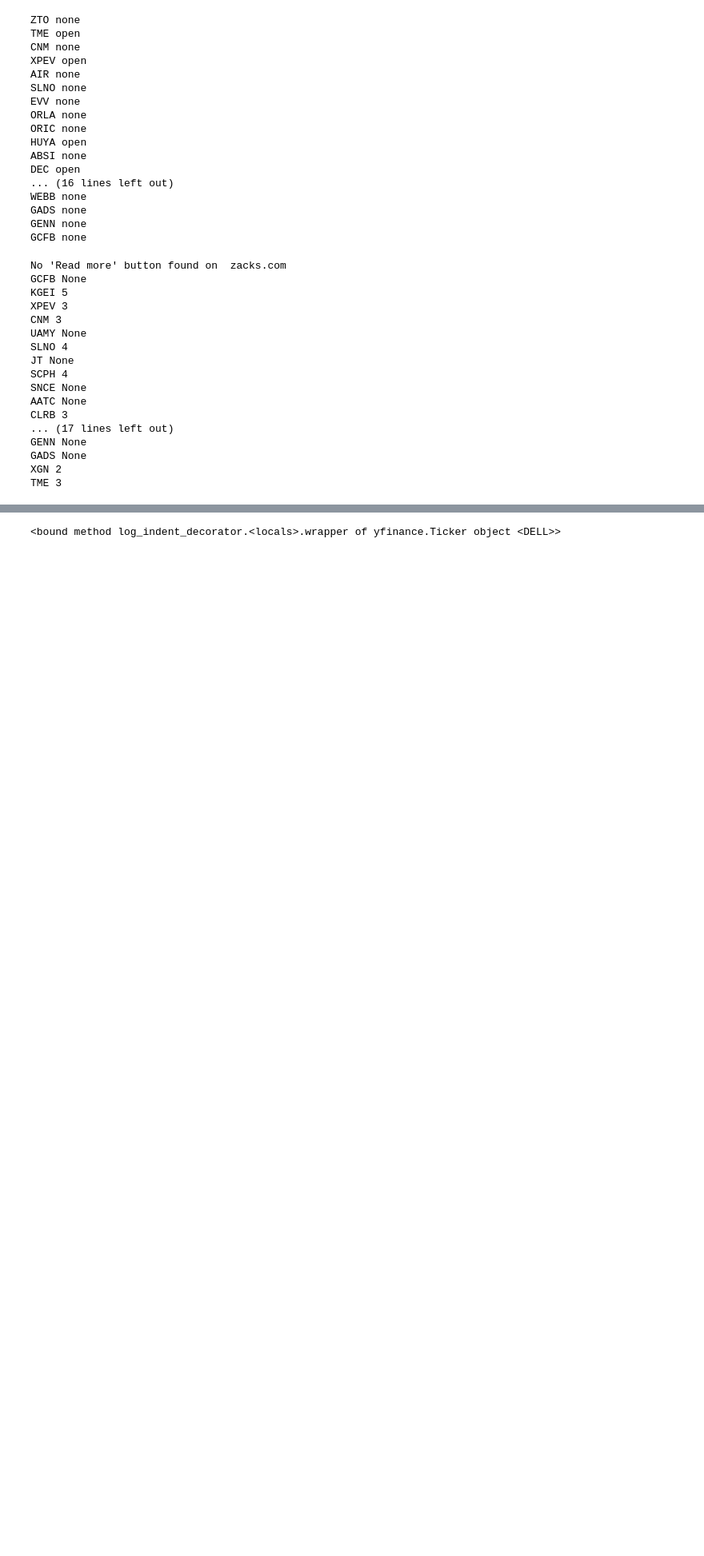
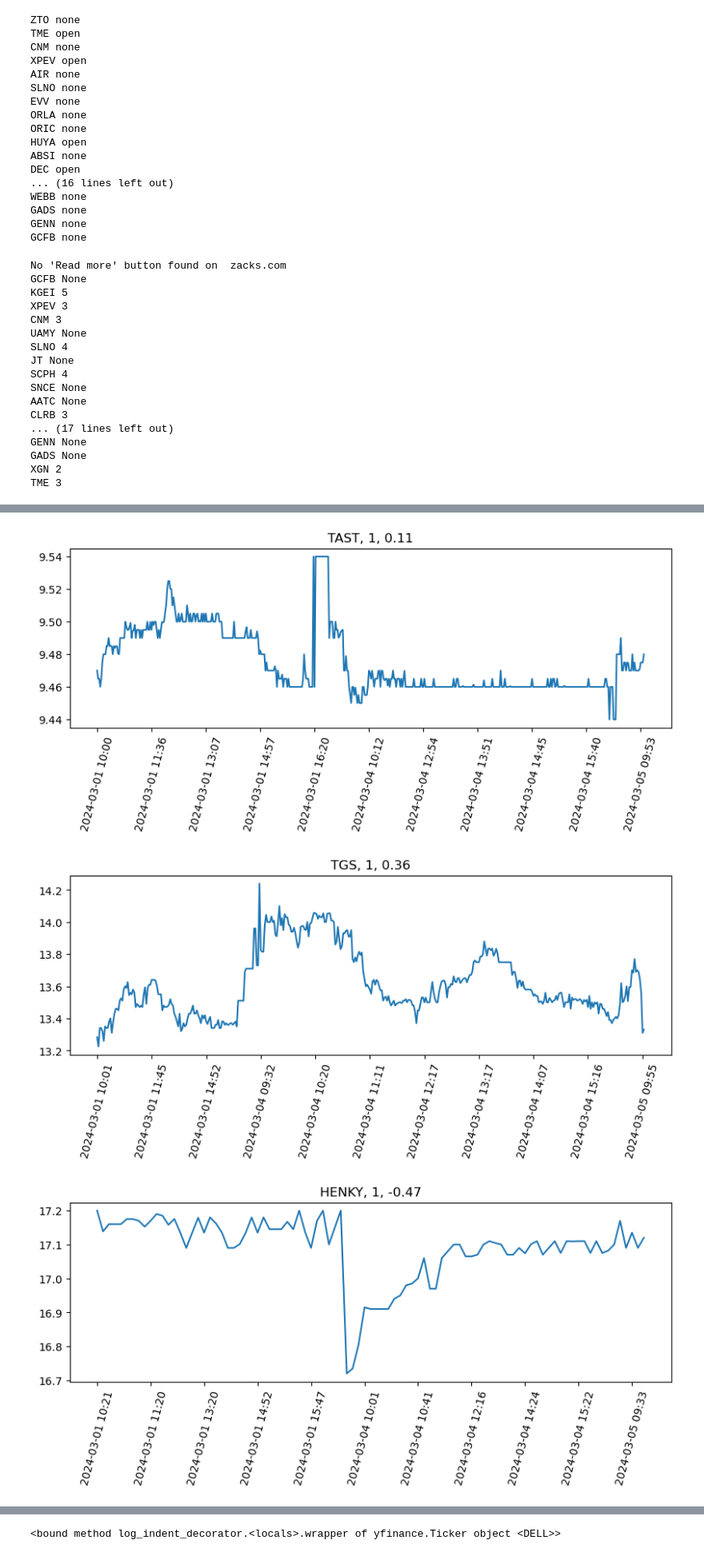
Before and after one commit to vfhernandes/earnings-ratings, a Jupyter notebook: scraper.ipynb, the cells around one changed output, grey strips where cells are left out. Shown at 80% size. Cells and saved outputs as stored; diff of their text form; code cells hidden in the pictures; blank space fills up the shorter version.

Commit message:
Analyze stock price before/after earnings based on rankings

```diff
--- a/scraper.ipynb
+++ b/scraper.ipynb
@@ -11,10 +11,11 @@ from selenium.common.exceptions import TimeoutException
 from selenium.common.exceptions import StaleElementReferenceException
 import os
 from bs4 import BeautifulSoup
-
+import matplotlib.pyplot as plt
+import numpy as np
 import glob
 import time
-
+import yfinance as yf
 import datetime
 
 
@@ -215,7 +216,7 @@ def filter_by_lastrank(path, year, month, day, website):
     else:
         ranks = ['1','2','3','4','5','None']
         ticker_rank = {rank:[] for rank in ranks}
-        for index, tickerpath in enumerate(glob.glob(path+'/'+f'{year}-{month}-{day}/*/')):
+        for _, tickerpath in enumerate(glob.glob(path+'/'+f'{year}-{month}-{day}/*/')):
             ticker = tickerpath[len(path+'/'+f'{year}-{month}-{day}/'):-1]
             with open(tickerpath+website, 'r') as f:
                 text = f.read()
@@ -278,8 +279,9 @@ GADS None
 XGN 2
 TME 3
 # %%
+year, month, day = 2024, 3, 6
 ticker_rank = filter_by_lastrank('earnings', year, month, day, 'zacks.com')
 # %%
-for i in range(1,6):
+for i in range(1,3):
     print(f'{i}: ', ticker_rank[f'{i}'], '\n')
 # %% [output]
@@ -296,0 +291,31 @@ import yfinance as yf
+# %%
+year, month, day = 2024, 3, 4
+ticker_rank = filter_by_lastrank('earnings', year, month, day, 'zacks.com')
+how_many_xticks = 10
+initial_value_per_ticker = 1
+total_initial_value = 0
+total_final_value = 0
+plot = True
+total_percentage = 0
+for i in range(1,3):
+    for tic in ticker_rank[f'{i}']:
+        yf_ticker = yf.download(tickers=tic, start='2024-03-01', end ='2024-03-06', interval="1m", prepost = True, progress=False, ignore_tz=True)
+        open_values = yf_ticker['Open']['2024-03-01 10:00':'2024-03-05 10:00'].values
+        percentage_difference = round((open_values[-1] - open_values[0])/open_values[0]*100,2)
+        total_percentage += percentage_difference
+        if len(open_values)//how_many_xticks:
+            total_initial_value += initial_value_per_ticker
+            total_final_value += initial_value_per_ticker*(1+percentage_difference)
+            xticks = np.arange(len(open_values))[::len(open_values)//how_many_xticks]
+            xlabels = [str(timestamp)[:-3] for timestamp in yf_ticker['Open']['2024-03-01 10:00':'2024-03-05 10:00'].index[::len(open_values)//how_many_xticks]]
+            if plot:
+                plt.figure(figsize = (10,3))
+                plt.plot(open_values)
+                plt.title(f'{tic}, {i}, {percentage_difference}')
+                plt.xticks(xticks, xlabels, rotation = 75)
+                plt.show()
+                plt.close()
+# %% [output]
+[figure, added]
+[figure, added]
+[figure, added]
```
Also changed, not shown: parts of 13 cells of this notebook, 3 other files.
